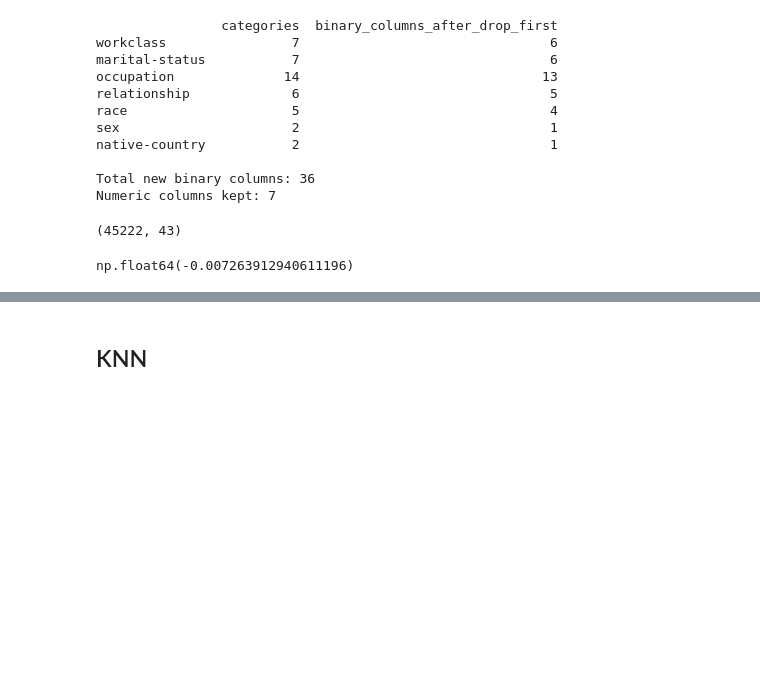
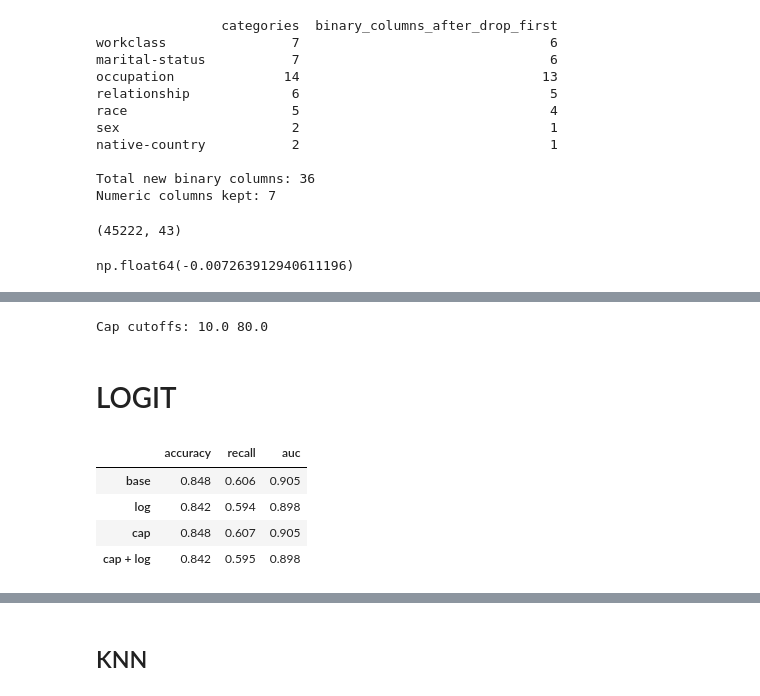
Before and after one commit to lydiapelton/BA305-Project, a Jupyter notebook: Lydia_Project.ipynb, the cells around one changed output, grey strips where cells are left out. Cells and saved outputs as stored; diff of their text form; code cells hidden in the pictures; blank space fills up the shorter version.

```diff
--- a/Lydia_Project.ipynb
+++ b/Lydia_Project.ipynb
@@ -1036,0 +469,66 @@ Average F1:            0.662
+# %%
+log_cols = ['capital-gain', 'capital-loss']
+
+# cutoffs for capping, from train only
+low = X_train['hours-per-week'].quantile(0.01)
+high = X_train['hours-per-week'].quantile(0.99)
+
+# 1. base
+X_train_base, X_test_base = X_train.copy(), X_test.copy()
+
+# 2. log
+X_train_log, X_test_log = X_train.copy(), X_test.copy()
+X_train_log[log_cols] = np.log1p(X_train_log[log_cols])
+X_test_log[log_cols] = np.log1p(X_test_log[log_cols])
+
+# 3. cap, no log
+X_train_cap, X_test_cap = X_train.copy(), X_test.copy()
+X_train_cap['hours-per-week'] = X_train_cap['hours-per-week'].clip(low, high)
+X_test_cap['hours-per-week'] = X_test_cap['hours-per-week'].clip(low, high)
+
+# 4. cap + log
+X_train_caplog, X_test_caplog = X_train_log.copy(), X_test_log.copy()
+X_train_caplog['hours-per-week'] = X_train_caplog['hours-per-week'].clip(low, high)
+X_test_caplog['hours-per-week'] = X_test_caplog['hours-per-week'].clip(low, high)
+
+print('Cap cutoffs:', low, high)
+
+# Cap cutoffs: 10.0 80.0
+
+versions = {
+    'base': (X_train_base, X_test_base),
+    'log': (X_train_log, X_test_log),
+    'cap': (X_train_cap, X_test_cap),
+    'cap + log': (X_train_caplog, X_test_caplog),
+}
+# %% [output]
+Cap cutoffs: 10.0 80.0
+# %% [markdown]
+# LOGIT
+# %%
+
+cv = StratifiedKFold(n_splits=5, shuffle=True, random_state=42)
+
+def cv_logit(Xtr):
+    pipe = Pipeline([
+        ('scale', ColumnTransformer([('num', StandardScaler(), num_cols)], remainder='passthrough')),
+        ('logit', LogisticRegression(max_iter=1000)),
+    ])
+    scores = cross_validate(pipe, Xtr, y_train, cv=cv, scoring=['accuracy', 'recall', 'roc_auc'])
+    return {
+        'accuracy': scores['test_accuracy'].mean(),
+        'recall': scores['test_recall'].mean(),
+        'auc': scores['test_roc_auc'].mean(),
+    }
+
+cv_results = pd.DataFrame(
+    [cv_logit(v[0]) for v in versions.values()],
+    index=versions.keys()
+)
+cv_results.round(3)
+# %% [output]
+|  | accuracy | recall | auc |
+| base | 0.848 | 0.606 | 0.905 |
+| log | 0.842 | 0.594 | 0.898 |
+| cap | 0.848 | 0.607 | 0.905 |
+| cap + log | 0.842 | 0.595 | 0.898 |
```
Also changed, not shown: parts of 51 cells of this notebook.
